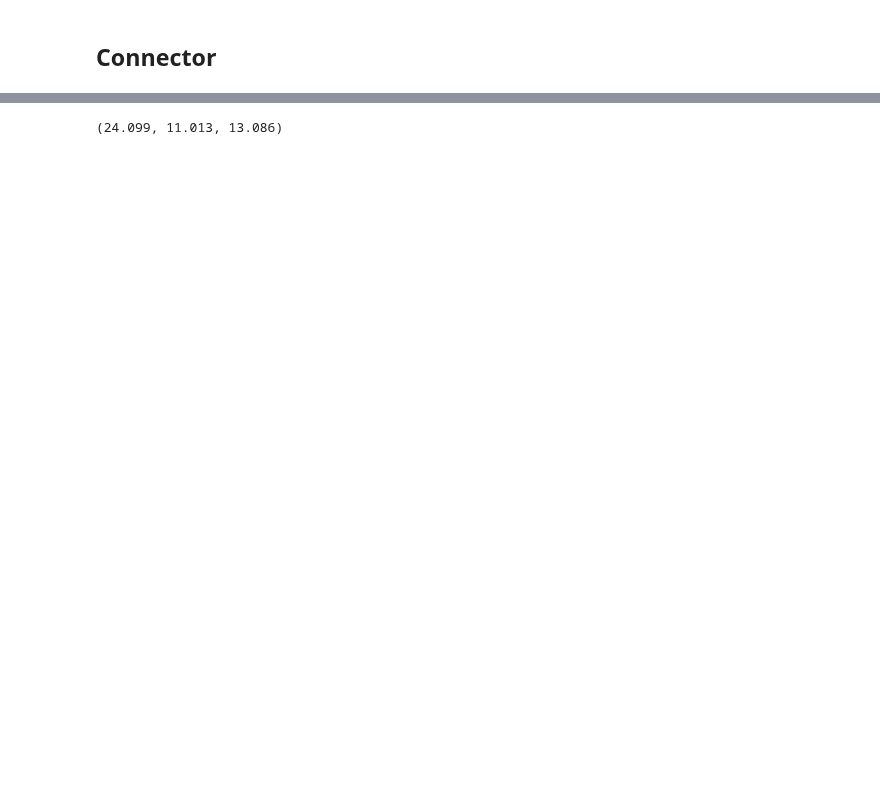
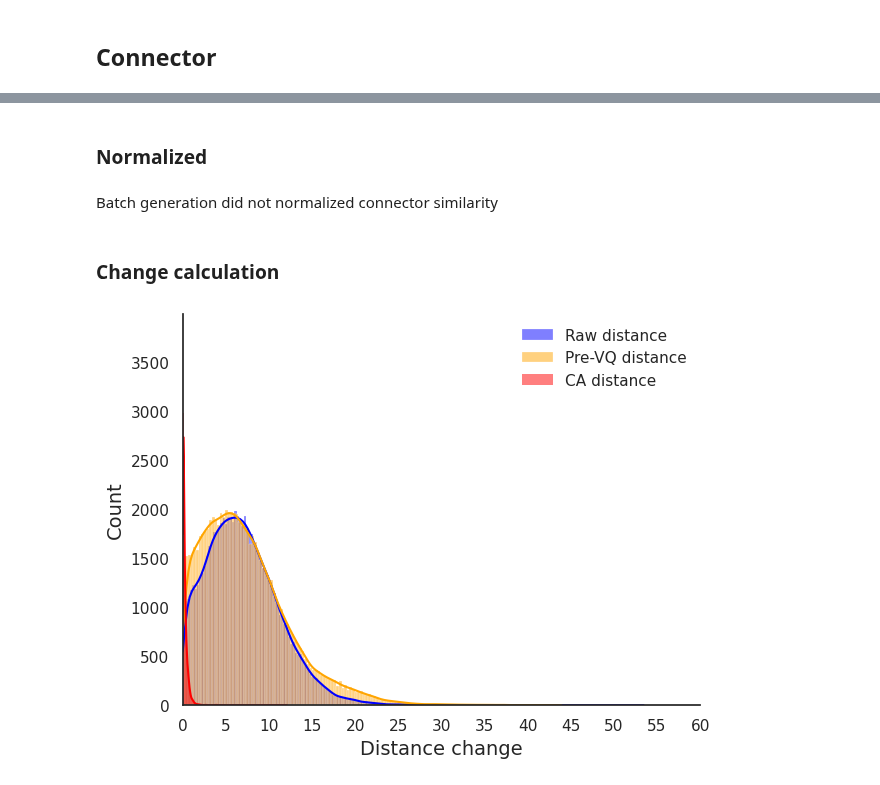
Before and after one commit to H-Dw/FANGS_v1, a Jupyter notebook: notebook/correlation_distance_dupl_embe_250627.ipynb, the cells around one changed output, grey strips where cells are left out. Cells and saved outputs as stored; diff of their text form; code cells hidden in the pictures; blank space fills up the shorter version.

```diff
--- a/notebook/correlation_distance_dupl_embe_250627.ipynb
+++ b/notebook/correlation_distance_dupl_embe_250627.ipynb
@@ -1149,6 +324,4 @@ print(norm_calc_change(orig_value_3k1k, graf_value_3k1k, length=12))
-# %%
-orig_value_3k1k = 83.480
-graf_value_3k1k = 38.150
-print(norm_calc_change(orig_value_3k1k, graf_value_3k1k, length=12))
-# %% [output]
-(24.099, 11.013, 13.086)
+# %% [markdown]
+### Normalized
+# %% [markdown]
+Batch generation did not normalized connector similarity
@@ -1154,0 +342,27 @@ print(norm_calc_change(orig_value_3k1k, graf_value_3k1k, length=12))
+# %% [markdown]
+### Change calculation
+# %%
+sns.histplot(connector_df['change_euclidean_all_raw_embeddings'],
+             kde=True, label='Raw distance', color='blue')
+sns.histplot(connector_df['change_euclidean_all_pre_q_embeddings'],
+             kde=True, label='Pre-VQ distance', color='orange')
+sns.histplot(connector_df['change_euclidean_all_ca_distance'],
+             kde=True, label='CA distance', color='red')
+
+plt.legend(frameon=False)
+
+plt.xlabel('Distance change', fontsize=14)
+plt.ylabel('Count', fontsize=14)
+
+xmin, xmax = plt.xlim()
+plt.xticks(np.arange(0, np.ceil(xmax) + 5, 5))
+plt.xlim(left=0)
+
+sns.despine(top=True, right=True)
+
+plt.tight_layout()
+
+plt.savefig(f"{fig_save_path}/change_distance.png", dpi=600, bbox_inches='tight')
+plt.show()
+# %% [output]
+[figure, added]
```
Also changed, not shown: parts of 47 cells of this notebook, 32 other files.
